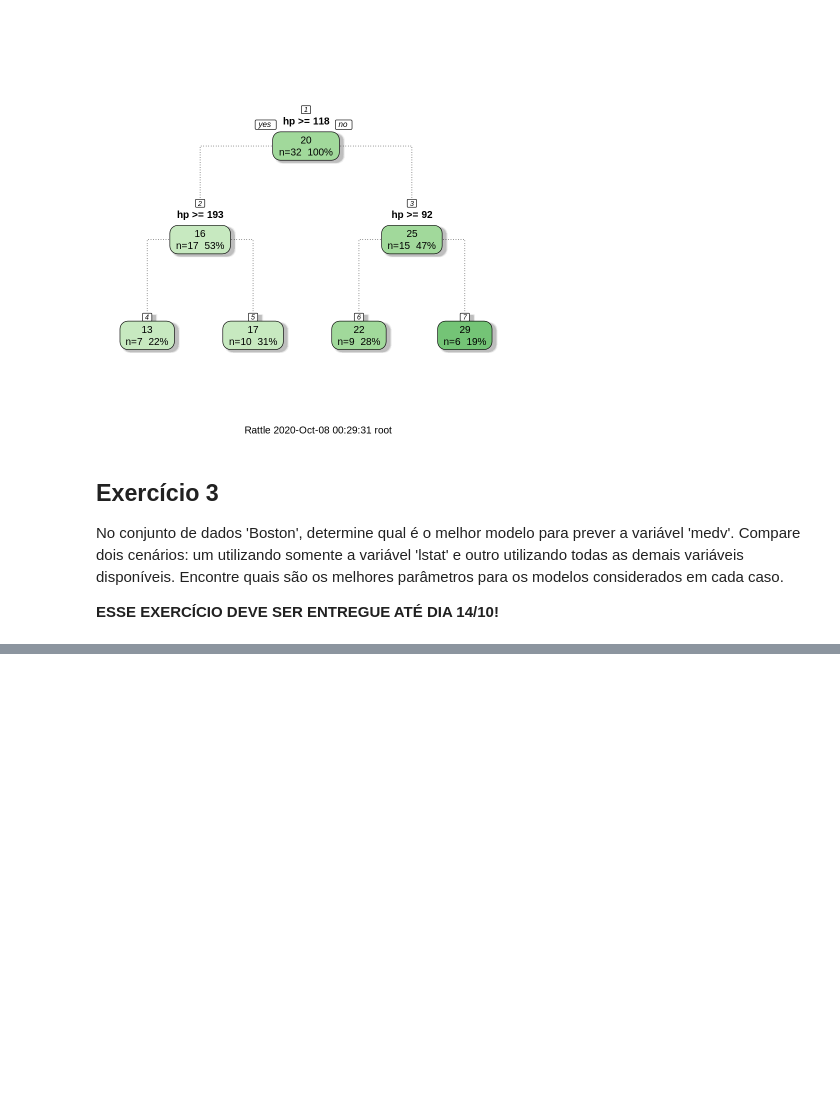
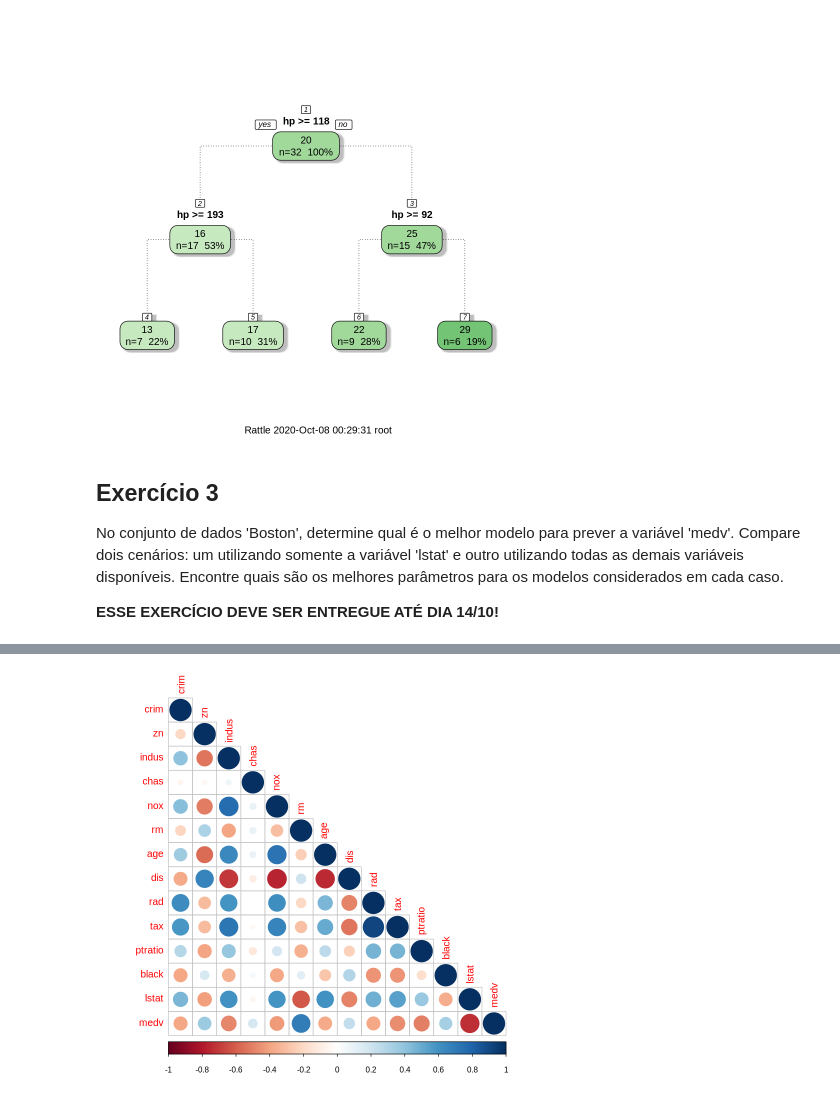
Before and after one commit to ricardorocha86/Topicos-B, a Jupyter notebook: Script_de_Aula.ipynb, the cells around one changed output, grey strips where cells are left out. Cells and saved outputs as stored; diff of their text form; code cells hidden in the pictures; blank space fills up the shorter version.

```diff
--- a/Script_de_Aula.ipynb
+++ b/Script_de_Aula.ipynb
@@ -459,0 +535,4 @@ A data.frame: 6 × 14
+# %%
+corrplot(cor(Boston),  type="lower", diag = TRUE)
+# %% [output]
+[figure, added]
```
Also changed, not shown: parts of 35 cells of this notebook.
